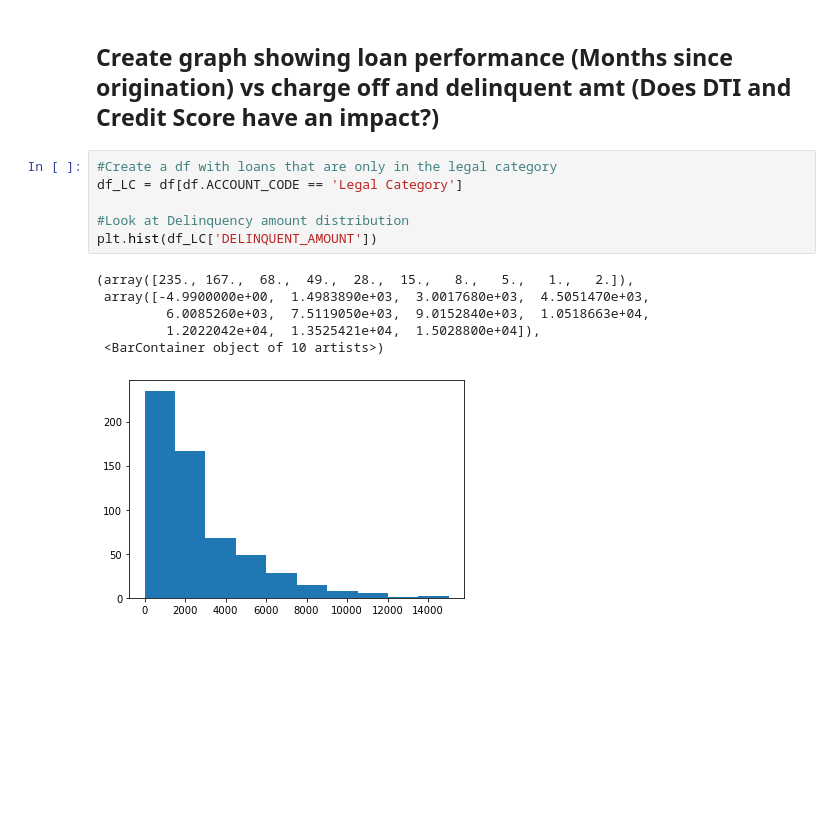
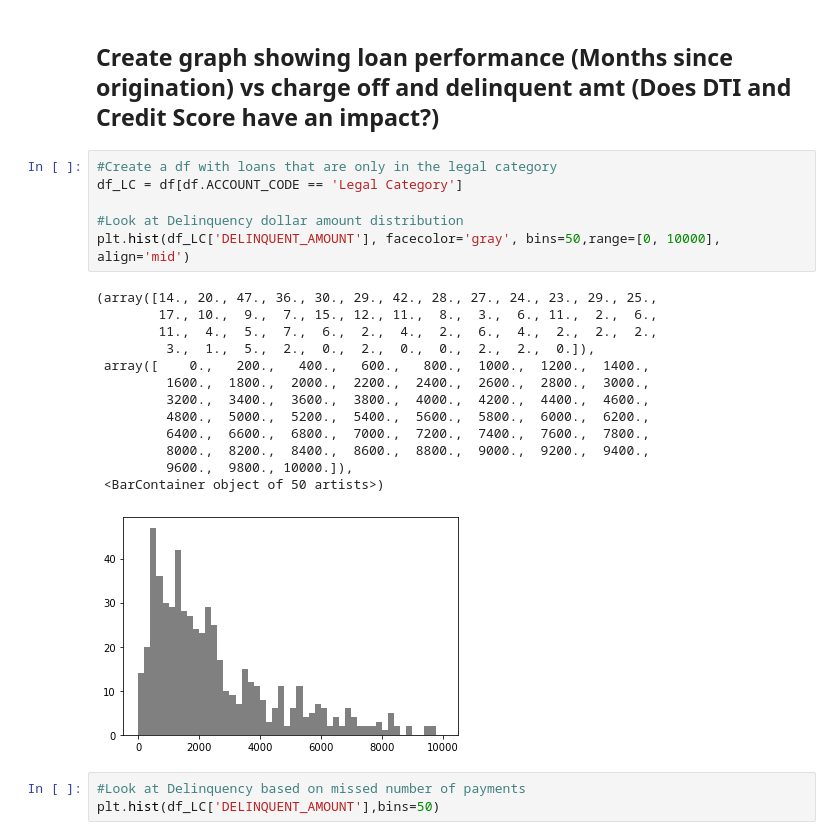
Before and after one commit to jlixander/GJGNY_Analysis, a Jupyter notebook: GJGNY_Analysis.ipynb, the cells around one changed output. Cells and saved outputs as stored; diff of their text form; blank space fills up the shorter version.

```diff
--- a/GJGNY_Analysis.ipynb
+++ b/GJGNY_Analysis.ipynb
@@ -713,17 +625,27 @@ df_gb_UTILITY_remaining_sum
 | 7 | Rochester Gas and Electric | 1.934235e+07 |
 # %% [markdown]
 ## Create graph showing loan performance (Months since origination) vs charge off and delinquent amt (Does DTI and Credit Score have an impact?)
-# %%
-#Create a df with loans that are only in the legal category
-df_LC = df[df.ACCOUNT_CODE == 'Legal Category']
-
-#Look at Delinquency amount distribution
-plt.hist(df_LC['DELINQUENT_AMOUNT'])
-# %% [output]
-(array([235., 167.,  68.,  49.,  28.,  15.,   8.,   5.,   1.,   2.]),
- array([-4.9900000e+00,  1.4983890e+03,  3.0017680e+03,  4.5051470e+03,
-         6.0085260e+03,  7.5119050e+03,  9.0152840e+03,  1.0518663e+04,
-         1.2022042e+04,  1.3525421e+04,  1.5028800e+04]),
- <BarContainer object of 10 artists>)
-[figure, removed]
+# %%
+#Create a df with loans that are only in the legal category
+df_LC = df[df.ACCOUNT_CODE == 'Legal Category']
+
+#Look at Delinquency dollar amount distribution
+plt.hist(df_LC['DELINQUENT_AMOUNT'], facecolor='gray', bins=50,range=[0, 10000], align='mid')
+# %% [output]
+(array([14., 20., 47., 36., 30., 29., 42., 28., 27., 24., 23., 29., 25.,
+        17., 10.,  9.,  7., 15., 12., 11.,  8.,  3.,  6., 11.,  2.,  6.,
+        11.,  4.,  5.,  7.,  6.,  2.,  4.,  2.,  6.,  4.,  2.,  2.,  2.,
+         3.,  1.,  5.,  2.,  0.,  2.,  0.,  0.,  2.,  2.,  0.]),
+ array([    0.,   200.,   400.,   600.,   800.,  1000.,  1200.,  1400.,
+         1600.,  1800.,  2000.,  2200.,  2400.,  2600.,  2800.,  3000.,
+         3200.,  3400.,  3600.,  3800.,  4000.,  4200.,  4400.,  4600.,
+         4800.,  5000.,  5200.,  5400.,  5600.,  5800.,  6000.,  6200.,
+         6400.,  6600.,  6800.,  7000.,  7200.,  7400.,  7600.,  7800.,
+         8000.,  8200.,  8400.,  8600.,  8800.,  9000.,  9200.,  9400.,
+         9600.,  9800., 10000.]),
+ <BarContainer object of 50 artists>)
+[figure, added]
+# %%
+#Look at Delinquency based on missed number of payments
+plt.hist(df_LC['DELINQUENT_AMOUNT'],bins=50)
 # %%
```
Also changed, not shown: parts of 53 cells of this notebook.
